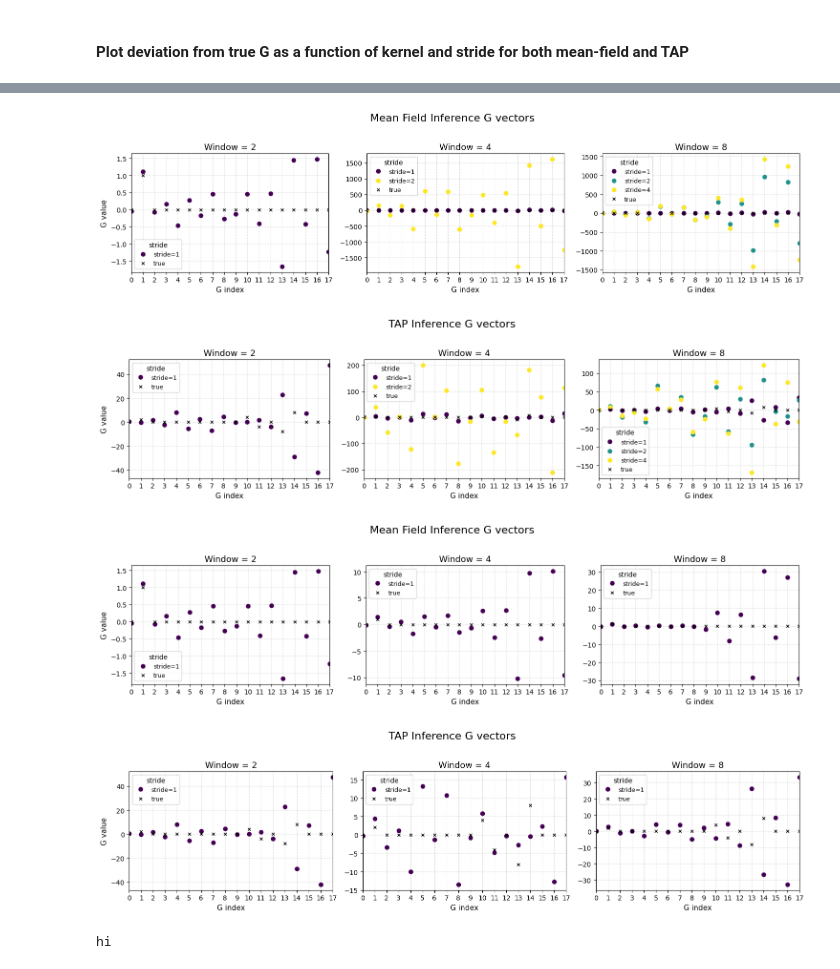
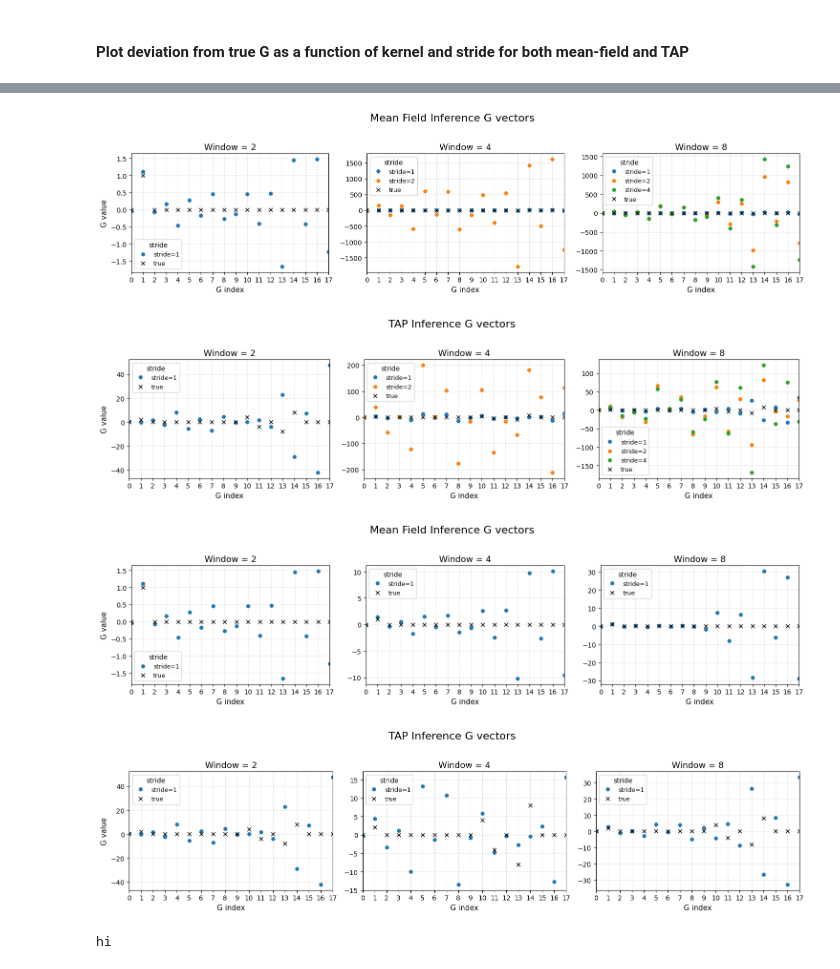
Before and after one commit to cgoldman123/coarse_graining_algorithms, a Jupyter notebook: notebooks/coarse_grain_temporal_exact.ipynb, the cells around one changed output, grey strips where cells are left out. Saved outputs shown, nothing was run; the diff lists cells and outputs as text; code cells hidden in the pictures.

```diff
--- a/notebooks/coarse_grain_temporal_exact.ipynb
+++ b/notebooks/coarse_grain_temporal_exact.ipynb
@@ -29,6 +29,7 @@ np.random.seed(13)
 # Do exact inference when data are constrained by number of nodes
 # Ns = no. of latent variables, Ny = no. of inputs
 Ns, Nr, Ny = 16,2,16
+Ns, Nr, Ny = 441,2,441
 
 B_train = 1       # No. of batches; I changed from 25k to 2.5k for training batches.
                                  # It's also kind of confusing because a single batch is Ns x T
@@ -289,8 +290,8 @@ def convolve(x_train, kernel, stride):
         end += stride
     return x_smooth
 
-kernel_list = range(1,T+1)  # Example kernel sizes
-stride_list = range(1,T) # Most possible strides
+kernel_list = range(1, int(T/2 + 1))  # Example kernel sizes
+stride_list = range(1, int(T/4 + 1)) # Most possible strides
 # stride_list = [1,2,4,8]
 
 def estimate_G_for_convolved_data(x_train, y_train, params, theta, kernel_list, stride_list):
@@ -456,7 +409,7 @@ def _safe_extract_G(G_entry):
 
 def plot_G_by_window_stride(G_results, window_stride_list,true_G_key=(1,1),
                             figsize_per_plot=(5,4), cmap_name="viridis",
-                            marker="o", linestyle='', markersize=6,
+                            marker="o", linestyle='', markersize=5,
                             xtick_every=1, title="Inferred G vectors by window and stride"):
     """
     Plot inferred G vectors grouped by window size. Each subplot is one window (kernel)
@@ -495,12 +448,18 @@ def plot_G_by_window_stride(G_results, window_stride_list,true_G_key=(1,1),
 
     for ax_idx, (window, strides) in enumerate(window_stride_list):
         ax = axes[ax_idx]
-        # normalize strides to an iterable
+        # normalize strides to iterable
         if not isinstance(strides, (list, tuple, np.ndarray)):
             strides = (strides,)
 
+        # --- Force stride=1 to be first (canonical blue) ---
+        strides = list(strides)
+        if 1 in strides:
+            strides = [1] + [s for s in strides if s != 1]
+
         cmap = plt.get_cmap(cmap_name)
         colors = cmap(np.linspace(0, 1, builtins.max(1, len(strides))))
+
 
         # Track max G length for axis formatting
         max_len = 0
@@ -518,7 +477,7 @@ def plot_G_by_window_stride(G_results, window_stride_list,true_G_key=(1,1),
                 continue
 
             x = np.arange(len(G_vec))
-            ax.plot(x, G_vec, marker=marker, linestyle=linestyle, color=color,
+            ax.plot(x, G_vec, marker=marker, linestyle=linestyle,
                     markersize=markersize,label=f"stride={stride}")
             max_len = builtins.max(max_len, len(G_vec))
             plotted_any = True
@@ -529,7 +488,7 @@ def plot_G_by_window_stride(G_results, window_stride_list,true_G_key=(1,1),
             ax.plot(
                 x_true, true_G,
                 marker="x", linestyle='', color="black",
-                markersize=4, label="true"
+                markersize=6, label="true"
             )
             max_len = builtins.max(max_len, len(true_G))
             plotted_any = True
@@ -548,37 +507,37 @@ def plot_G_by_window_stride(G_results, window_stride_list,true_G_key=(1,1),
         if ax_idx == 0:
             ax.set_ylabel("G value", fontsize=11)
 
         # set xticks
         xticks = np.arange(0, max_len, builtins.max(1, xtick_every))
         ax.set_xticks(xticks)
         ax.set_xlim(0, builtins.max(0, max_len-1))
         ax.grid(True, linestyle='--', alpha=0.4)
         ax.legend(title="stride", fontsize=9, title_fontsize=10, loc='best')
 
     # Hide extra axes if any
     for j in range(n_plots, len(axes)):
         axes[j].axis("off")
 
     plt.suptitle(title, fontsize=16)
     plt.tight_layout(rect=[0, 0, 1, 0.95])
     plt.show()
     return fig, axes
 
 # ------------------------------
 # Example usage:
 # ------------------------------
 groups = [(2, (1,)), (4, (1,2)), (8, (1,2,4))]
 fig, axes = plot_G_by_window_stride(G_results_MF, groups,title="Mean Field Inference G vectors")
 fig, axes = plot_G_by_window_stride(G_results_TAP, groups,title="TAP Inference G vectors")
 
 groups = [(2, (1,)), (4, (1,)), (8, (1,))]
 fig, axes = plot_G_by_window_stride(G_results_MF, groups,title="Mean Field Inference G vectors")
 fig, axes = plot_G_by_window_stride(G_results_TAP, groups,title="TAP Inference G vectors")
 # %% [output]
-[figure, old version]
+[figure, new version]
-[figure, old version]
+[figure, new version]
-[figure, old version]
+[figure, new version]
-[figure, old version]
+[figure, new version]
 # %%
 # Examine L2 norm deviations for TAP and MF for the best window and stride
 window=2
```
Also changed, not shown: parts of 4 cells of this notebook, 1 other file.
